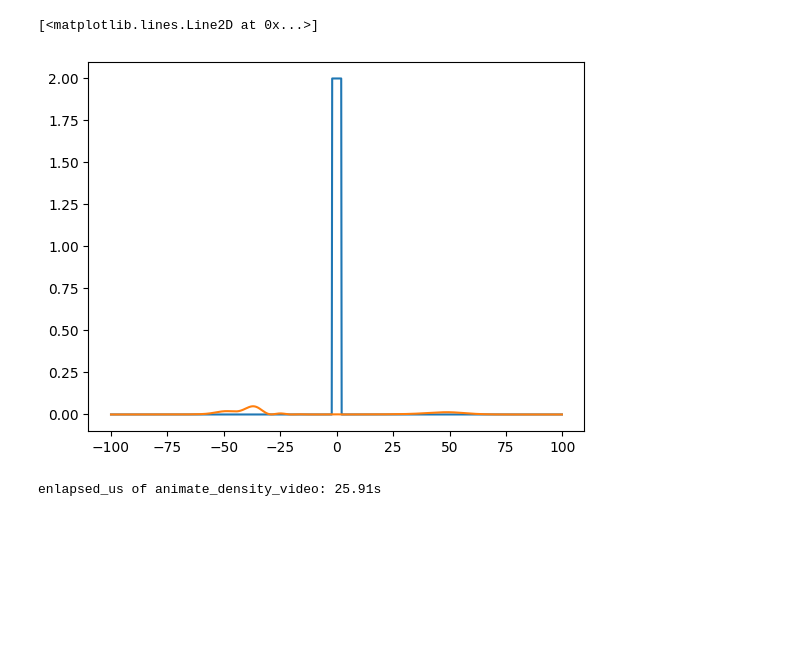
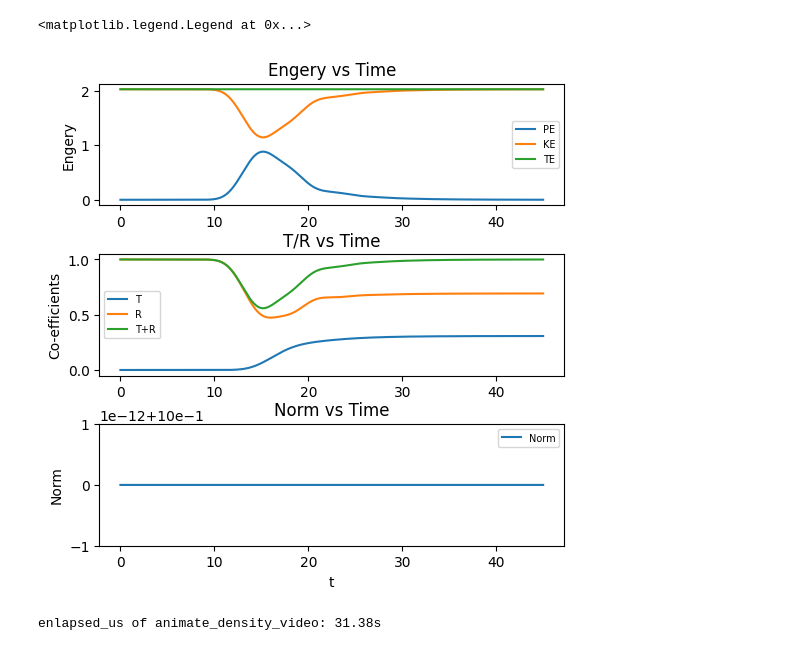
Before and after one commit to J-A-G-A-N/Particle-in-a-box, a Jupyter notebook: finite-barrier.ipynb, the cells around one changed output. Drawn from its saved outputs; the diff is of its cells as text; code cells hidden in the pictures; blank space fills up the shorter version.

```diff
--- a/finite-barrier.ipynb
+++ b/finite-barrier.ipynb
@@ -170,13 +179,0 @@ enlapsed_us of run: 0.13s
-# %%
-T, R, KE, PE =obser.track_all(solution,grid,barrier_left,barrier_right)
-H = np.add(KE,PE)
-H_len = len(H)
-
-plt.plot(t,KE,label="Kinetic Engery")
-plt.plot(t,PE,label="Potential Engery")
-plt.plot(t,H,label = "Total Engery")
-plt.legend()
-
-print(f"Initial H: {H[0]}")
-print(f"Final H: {H[H_len - 1]}")
-print(f"Difference Final - Initial: {H[H_len - 1] - H[0]}")
@@ -204,6 +179,0 @@ print(P[len(P) -1 ] - P[0] )
-# %%
-plt.plot(grid.x,potential)
-plt.plot(grid.x, np.abs(solution[1000])**2)
-# %% [output]
-[<matplotlib.lines.Line2D at 0x...>]
-[figure, removed]
@@ -341,6 +180,34 @@ class Plo_t:
-# %%
-file_name = "results/finite-barrier/out.gif"
-plotting = Plo_t(grid,solution,potential,t,T,R,KE,PE)
-plotting.animate_density_video(file_name,"gif")
-# %% [output]
-enlapsed_us of animate_density_video: 25.91s
+# %%
+fig = plt.figure(figsize=(6,6),dpi=100)
+gs = GridSpec(3,1)
+legend_font_size = 7
+ax0 = fig.add_subplot(gs[0,0])
+ax1 = fig.add_subplot(gs[1,0])
+ax2 = fig.add_subplot(gs[2,0])
+plt.subplots_adjust(wspace=0.1,hspace=0.4)
+ax0.set_title("Engery vs Time")
+ax1.set_title("T/R vs Time")
+ax2.set_title("Norm vs Time")
+
+ax2.set_xlabel("t")
+
+ax0.set_ylabel("Engery")
+ax1.set_ylabel("Co-efficients")
+ax2.set_ylabel("Norm")
+
+
+ax0.plot(t,PE,label = "PE")
+ax0.plot(t,KE,label = "KE")
+ax0.plot(t,H, label = "TE")
+ax0.legend(fontsize = legend_font_size)
+
+ax1.plot(t,T,label = "T")
+ax1.plot(t,R,label = "R")
+ax1.plot(t,np.add(T,R),label = "T+R")
+ax1.legend(fontsize = legend_font_size)
+
+ax2.plot(t,Norm,label = "Norm")
+ax2.legend(fontsize = legend_font_size)
+# %% [output]
+<matplotlib.legend.Legend at 0x...>
+[figure, added]
@@ -346,0 +389,6 @@ enlapsed_us of animate_density_video: 25.91s
+# %%
+file_name = "results/finite-barrier/out.gif"
+plotting = Plo_t(grid,solution,potential,t,T,R,KE,PE,Norm)
+plotting.animate_density_video(file_name,"gif")
+# %% [output]
+enlapsed_us of animate_density_video: 31.38s
```
Also changed, not shown: parts of 9 cells of this notebook, 2 other files.
